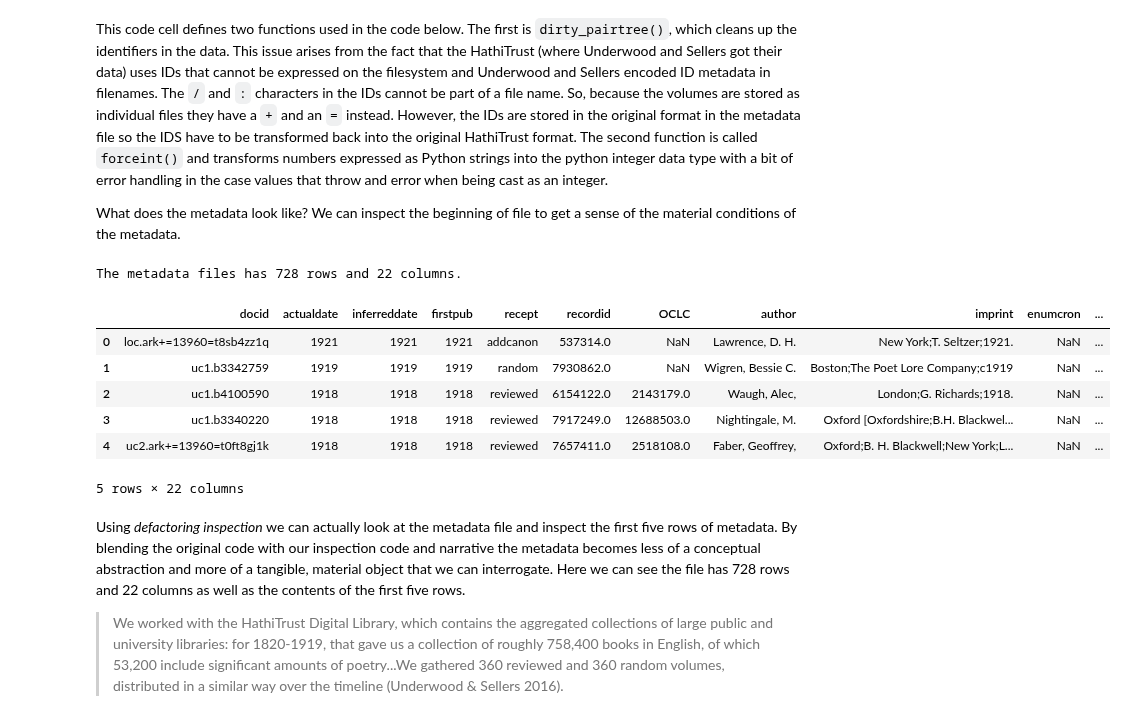
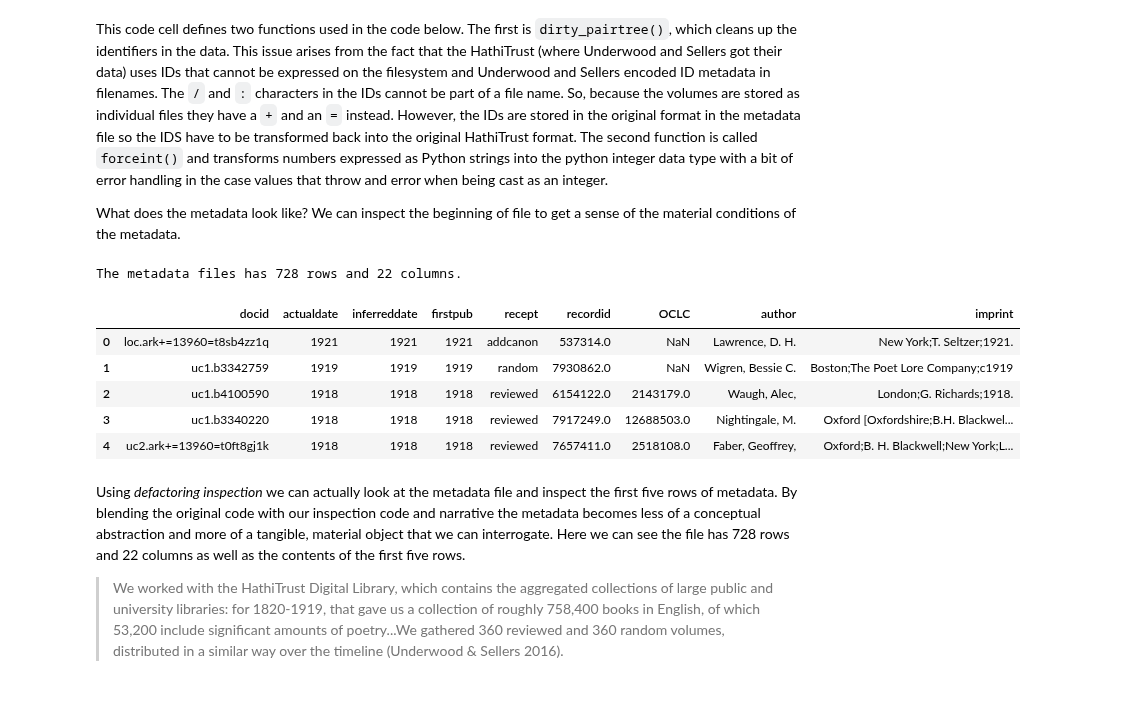
Before and after one commit to interedition/paceofchange, a Jupyter notebook: defactoring-pace-of-change.ipynb, the cells around one changed output. Drawn from its saved outputs; the diff is of its cells as text; code cells hidden in the pictures.

```diff
--- a/defactoring-pace-of-change.ipynb
+++ b/defactoring-pace-of-change.ipynb
@@ -214,19 +214,18 @@ What does the metadata look like? We can inspect the beginning of file to get a
 # %%
 ### DEFACTORING INSPECTION
 metadata_file = pd.read_csv(classpath)
 #print(metadata_file.shape)
 print("The metadata files has {} rows and {} columns.".format(
     *metadata_file.shape))
-metadata_file.head()
+metadata_file.iloc[0:5,0:9] # display first 5 rows and 10 columns
 # %% [output]
 The metadata files has 728 rows and 22 columns.
-|  | docid | actualdate | inferreddate | firstpub | recept | recordid | OCLC | author | imprint | enumcron | ... |
-| 0 | loc.ark+=13960=t8sb4zz1q | 1921 | 1921 | 1921 | addcanon | 537314.0 | NaN | Lawrence, D. H. | New York;T. Seltzer;1921. | NaN | ... |
-| 1 | uc1.b3342759 | 1919 | 1919 | 1919 | random | 7930862.0 | NaN | Wigren, Bessie C. | Boston;The Poet Lore Company;c1919 | NaN | ... |
-| 2 | uc1.b4100590 | 1918 | 1918 | 1918 | reviewed | 6154122.0 | 2143179.0 | Waugh, Alec, | London;G. Richards;1918. | NaN | ... |
-| 3 | uc1.b3340220 | 1918 | 1918 | 1918 | reviewed | 7917249.0 | 12688503.0 | Nightingale, M. | Oxford [Oxfordshire;B.H. Blackwel... | NaN | ... |
-| 4 | uc2.ark+=13960=t0ft8gj1k | 1918 | 1918 | 1918 | reviewed | 7657411.0 | 2518108.0 | Faber, Geoffrey, | Oxford;B. H. Blackwell;New York;L... | NaN | ... |
+|  | docid | actualdate | inferreddate | firstpub | recept | recordid | OCLC | author | imprint |
+| 0 | loc.ark+=13960=t8sb4zz1q | 1921 | 1921 | 1921 | addcanon | 537314.0 | NaN | Lawrence, D. H. | New York;T. Seltzer;1921. |
+| 1 | uc1.b3342759 | 1919 | 1919 | 1919 | random | 7930862.0 | NaN | Wigren, Bessie C. | Boston;The Poet Lore Company;c1919 |
+| 2 | uc1.b4100590 | 1918 | 1918 | 1918 | reviewed | 6154122.0 | 2143179.0 | Waugh, Alec, | London;G. Richards;1918. |
+| 3 | uc1.b3340220 | 1918 | 1918 | 1918 | reviewed | 7917249.0 | 12688503.0 | Nightingale, M. | Oxford [Oxfordshire;B.H. Blackwel... |
+| 4 | uc2.ark+=13960=t0ft8gj1k | 1918 | 1918 | 1918 | reviewed | 7657411.0 | 2518108.0 | Faber, Geoffrey, | Oxford;B. H. Blackwell;New York;L... |
-5 rows × 22 columns
 # %% [markdown]
 Using *defactoring inspection* we can actually look at the metadata file and inspect the first five rows of metadata. By blending the original code with our inspection code and narrative the metadata becomes less of a conceptual abstraction and more of a tangible, material object that we can interrogate. Here we can see the file has 728 rows and 22 columns as well as the contents of the first five rows.
 
```
Also changed, not shown: parts of 2 cells of this notebook.
